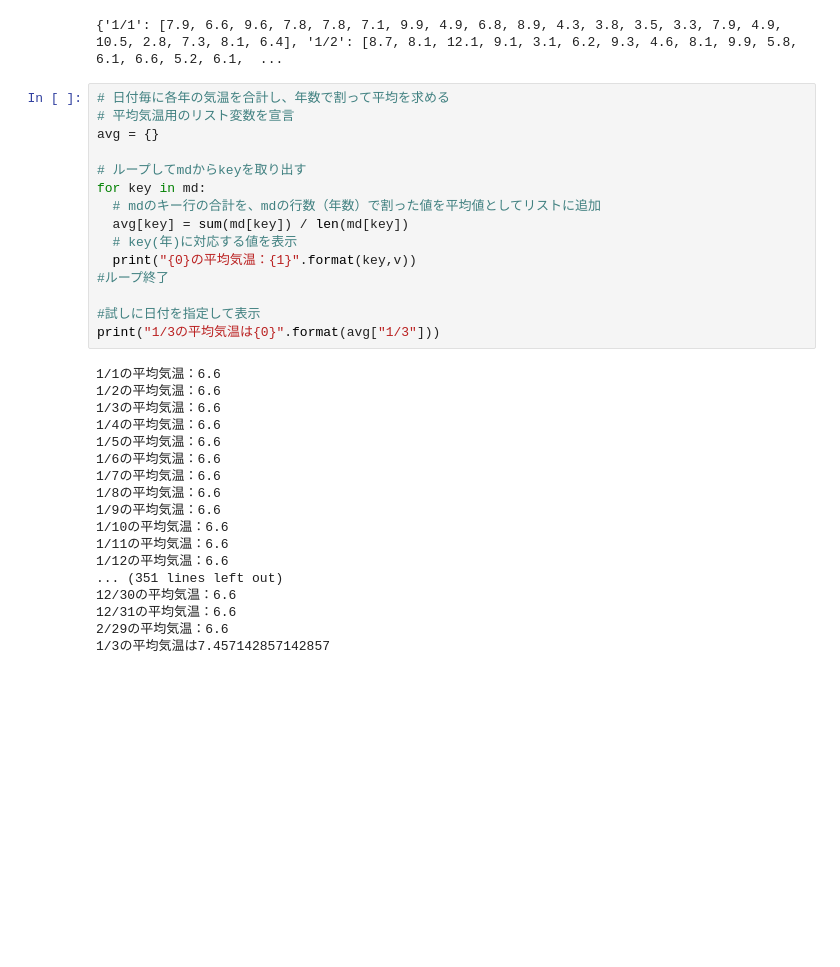
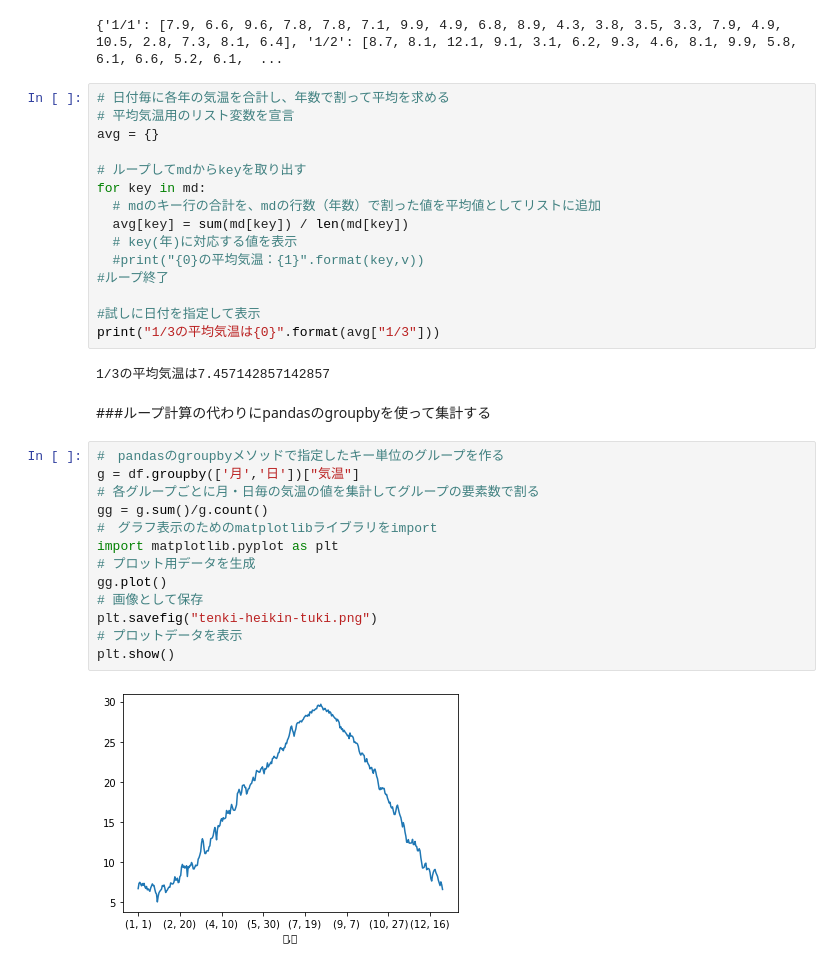
Before and after one commit to aso1901102/AI_tech2020, a Jupyter notebook: 2020AI0204_Weather.ipynb, the cells around one changed output. Cells and saved outputs as stored; diff of their text form; blank space fills up the shorter version.

```diff
--- a/2020AI0204_Weather.ipynb
+++ b/2020AI0204_Weather.ipynb
@@ -68,26 +68,27 @@ for key in md:
   # mdのキー行の合計を、mdの行数（年数）で割った値を平均値としてリストに追加
   avg[key] = sum(md[key]) / len(md[key])
   # key(年)に対応する値を表示
-  print("{0}の平均気温：{1}".format(key,v))
+  #print("{0}の平均気温：{1}".format(key,v))
 #ループ終了
 
 #試しに日付を指定して表示
 print("1/3の平均気温は{0}".format(avg["1/3"]))
 # %% [output]
-1/1の平均気温：6.6
-1/2の平均気温：6.6
-1/3の平均気温：6.6
-1/4の平均気温：6.6
-1/5の平均気温：6.6
-1/6の平均気温：6.6
-1/7の平均気温：6.6
-1/8の平均気温：6.6
-1/9の平均気温：6.6
-1/10の平均気温：6.6
-1/11の平均気温：6.6
-1/12の平均気温：6.6
-... (351 lines left out)
-12/30の平均気温：6.6
-12/31の平均気温：6.6
-2/29の平均気温：6.6
 1/3の平均気温は7.457142857142857
+# %% [markdown]
+###ループ計算の代わりにpandasのgroupbyを使って集計する
+# %%
+#　pandasのgroupbyメソッドで指定したキー単位のグループを作る
+g = df.groupby(['月','日'])["気温"]
+# 各グループごとに月・日毎の気温の値を集計してグループの要素数で割る
+gg = g.sum()/g.count()
+#　グラフ表示のためのmatplotlibライブラリをimport
+import matplotlib.pyplot as plt
+# プロット用データを生成
+gg.plot()
+# 画像として保存
+plt.savefig("tenki-heikin-tuki.png")
+# プロットデータを表示
+plt.show()
+# %% [output]
+[figure, added]
```
